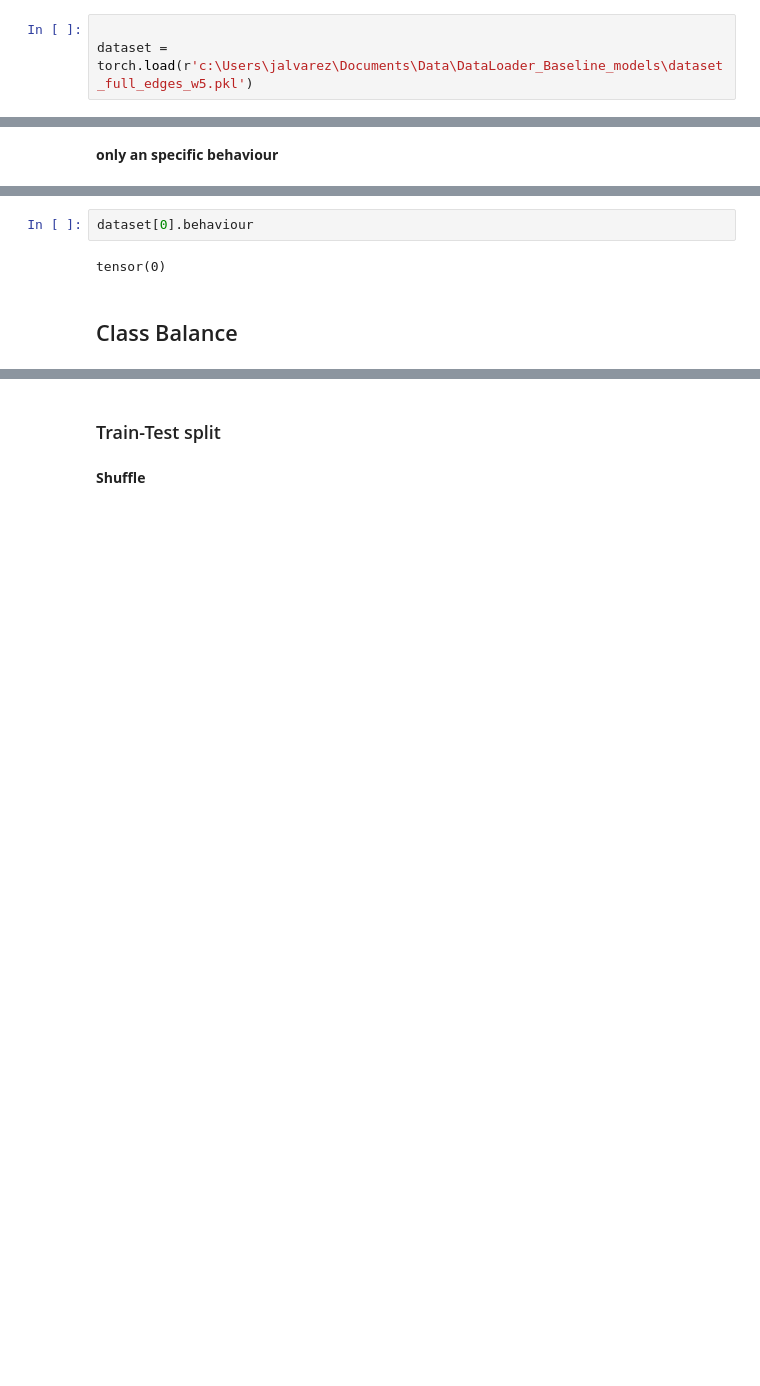
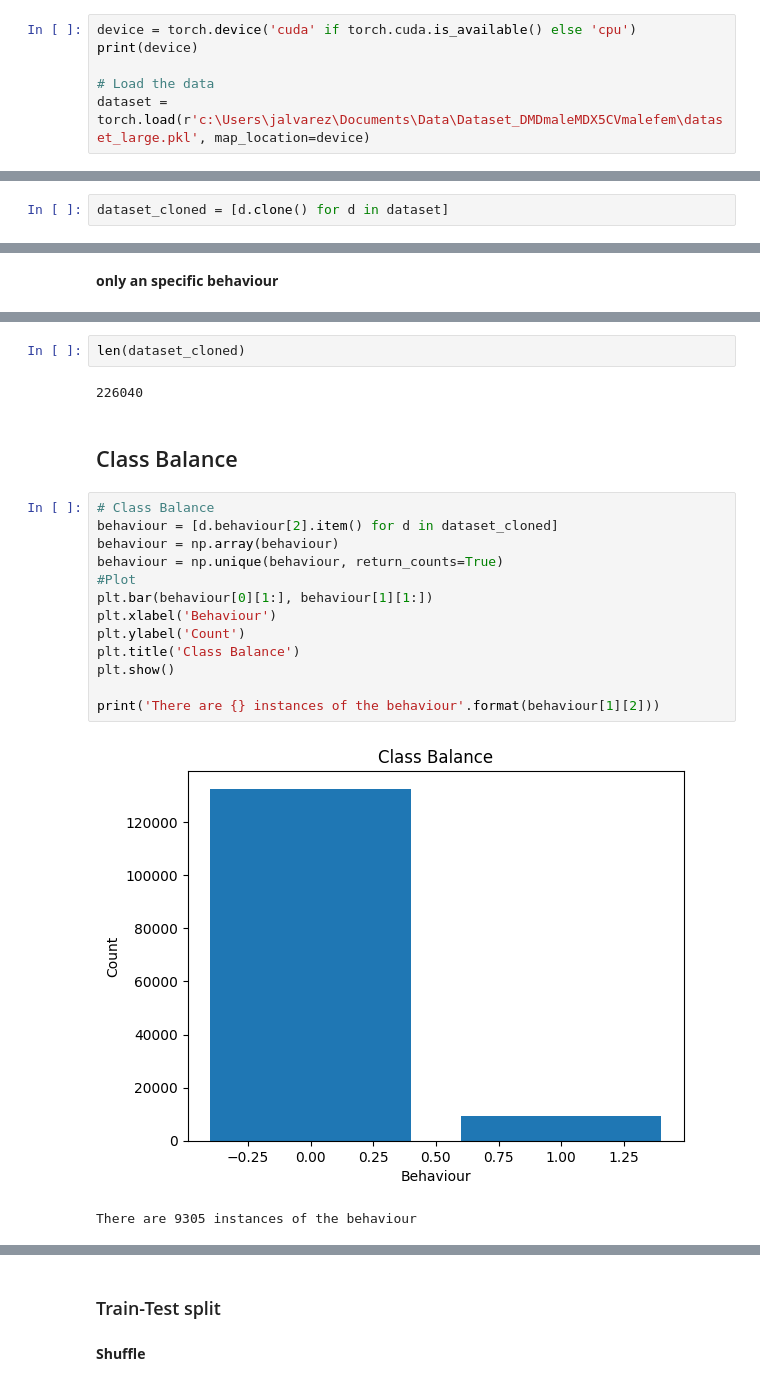
Before and after one commit to JulianAlvarezdeGiorgi/Behavioral_Tagging_of_Mice_in_multiple_Mice_setup_using_Deep_Learning, a Jupyter notebook: src/train_oficina_2.ipynb, the cells around one changed output, grey strips where cells are left out. Drawn from its saved outputs; the diff is of its cells as text; blank space fills up the shorter version.

```diff
--- a/src/train_oficina_2.ipynb
+++ b/src/train_oficina_2.ipynb
@@ -78,5 +78,8 @@ data_loader.save_dataset()
 # %% [markdown]
 **Load**
 # %%
+device = torch.device('cuda' if torch.cuda.is_available() else 'cpu')
+print(device)
 
-dataset = torch.load(r'c:\Users\jalvarez\Documents\Data\DataLoader_Baseline_models\dataset_full_edges_w5.pkl')
+# Load the data
+dataset = torch.load(r'c:\Users\jalvarez\Documents\Data\Dataset_DMDmaleMDX5CVmalefem\dataset_large.pkl', map_location=device)
@@ -101,0 +115,2 @@ tensor([                   0,                    0, -9223372036854775808,
+# %%
+dataset_cloned = [d.clone() for d in dataset]
@@ -111,6 +142,22 @@ tensor(0)
-# %%
-dataset[0].behaviour
-# %% [output]
-tensor(0)
+# %%
+len(dataset_cloned)
+# %% [output]
+226040
 # %% [markdown]
 ## Class Balance
+# %%
+# Class Balance
+behaviour = [d.behaviour[2].item() for d in dataset_cloned]
+behaviour = np.array(behaviour)
+behaviour = np.unique(behaviour, return_counts=True)
+#Plot
+plt.bar(behaviour[0][1:], behaviour[1][1:])
+plt.xlabel('Behaviour')
+plt.ylabel('Count')
+plt.title('Class Balance')
+plt.show()
+
+print('There are {} instances of the behaviour'.format(behaviour[1][2]))
+# %% [output]
+[figure, added]
+There are 9305 instances of the behaviour
```
Also changed, not shown: parts of 35 cells of this notebook, 17 other files.
